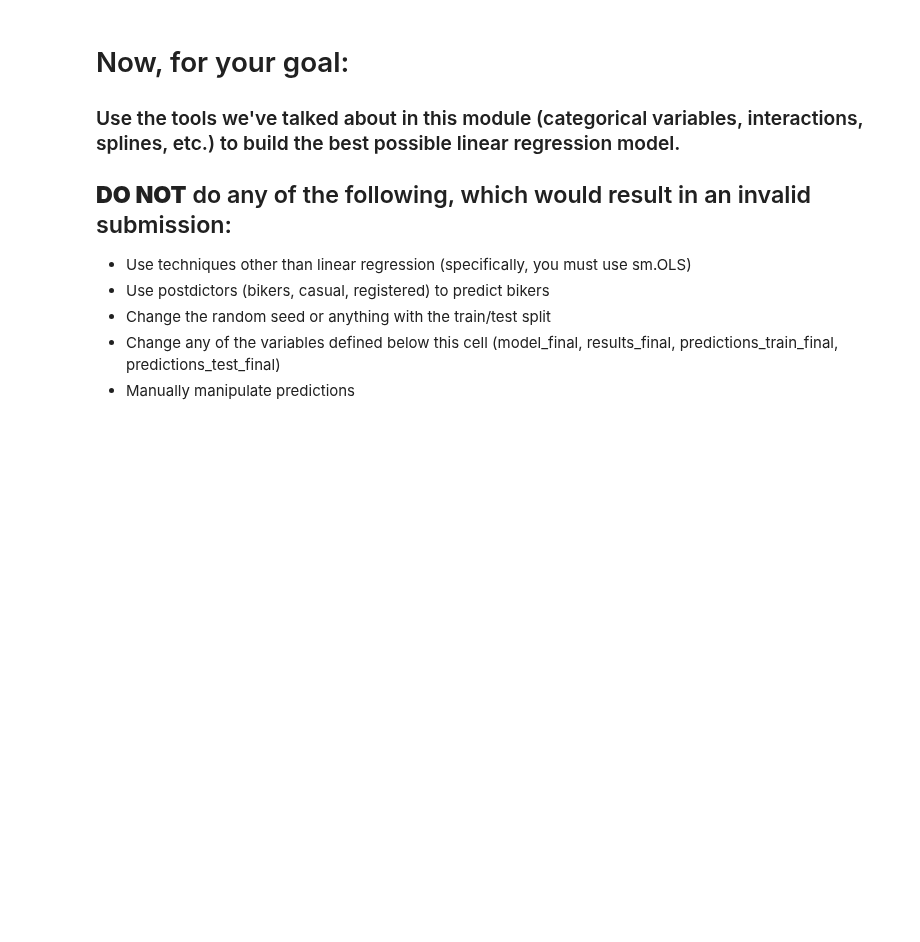
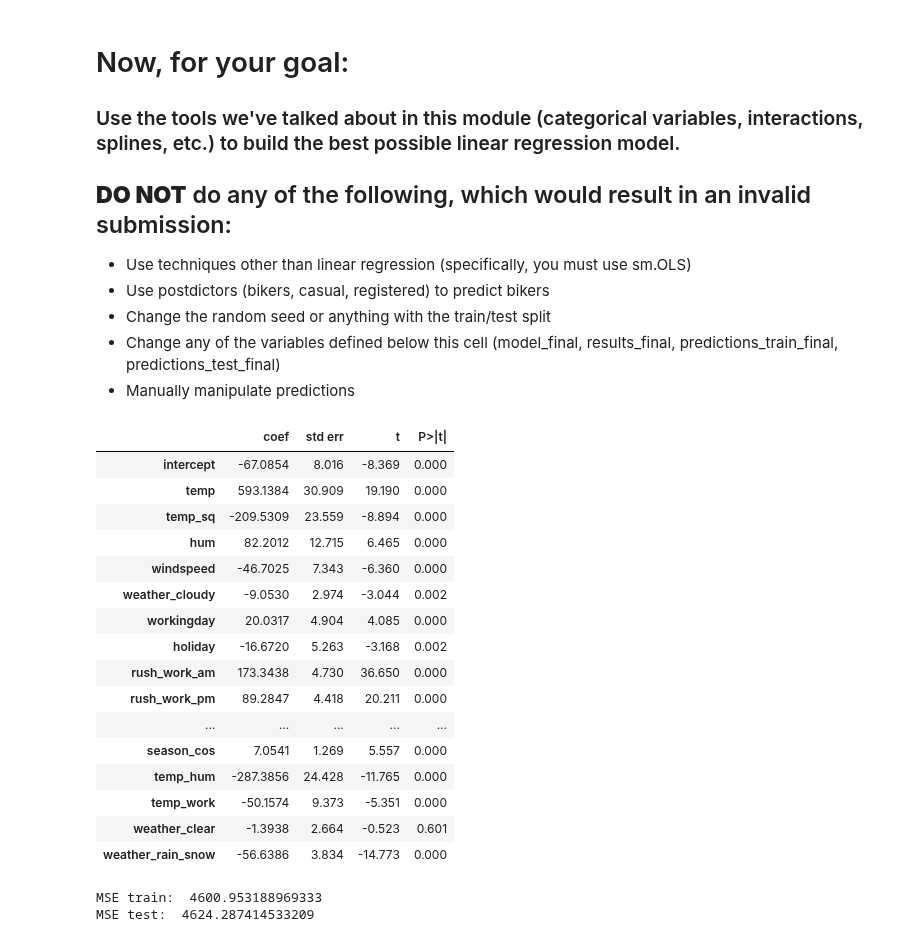
Before and after one commit to theosuntokun23-eatsbasketballs/code_2600, a Jupyter notebook: mod05_nonlinear.ipynb, the cells around one changed output. Saved outputs shown, nothing was run; the diff lists cells and outputs as text; code cells hidden in the pictures; blank space fills up the shorter version.

```diff
--- a/mod05_nonlinear.ipynb
+++ b/mod05_nonlinear.ipynb
@@ -274,18 +335,42 @@ plot_avg_actual_vs_predicted_by_feature(X=X_train,
 # %%
 # Build your linear regression model here.
 vars_to_include = [
     #fillin
+"intercept", "temp", "temp_sq", "hum", "windspeed","weather_cloudy", "workingday","holiday", "rush_work_am","rush_work_pm",
+"weekend_midday", "hr_sin_24", "hr_cos_24", "hr_sin_12", "hr_cos_12", "hr_sin_8", "hr_cos_8", "hr_sin_6", "hr_cos_6",
+"season_sin", "season_cos", "temp_hum", "temp_work", "weather_clear", "weather_rain_snow"
 ]
 
 model_final = sm.OLS(y_train, X_train[vars_to_include])
 results_final = model_final.fit()
 summarize(results_final)
+# %% [output]
+|  | coef | std err | t | P>|t| |
+| intercept | -67.0854 | 8.016 | -8.369 | 0.000 |
+| temp | 593.1384 | 30.909 | 19.190 | 0.000 |
+| temp_sq | -209.5309 | 23.559 | -8.894 | 0.000 |
+| hum | 82.2012 | 12.715 | 6.465 | 0.000 |
+| windspeed | -46.7025 | 7.343 | -6.360 | 0.000 |
+| weather_cloudy | -9.0530 | 2.974 | -3.044 | 0.002 |
+| workingday | 20.0317 | 4.904 | 4.085 | 0.000 |
+| holiday | -16.6720 | 5.263 | -3.168 | 0.002 |
+| rush_work_am | 173.3438 | 4.730 | 36.650 | 0.000 |
+| rush_work_pm | 89.2847 | 4.418 | 20.211 | 0.000 |
+| ... | ... | ... | ... | ... |
+| season_cos | 7.0541 | 1.269 | 5.557 | 0.000 |
+| temp_hum | -287.3856 | 24.428 | -11.765 | 0.000 |
+| temp_work | -50.1574 | 9.373 | -5.351 | 0.000 |
+| weather_clear | -1.3938 | 2.664 | -0.523 | 0.601 |
+| weather_rain_snow | -56.6386 | 3.834 | -14.773 | 0.000 |
 # %%
 predictions_train_final = predict(X_train[vars_to_include], results_final)
 print('MSE train: ', mse(y_train, predictions_train_final))
 
 predictions_test_final = predict(X_test[vars_to_include], results_final)
 print('MSE test: ', mse(y_test, predictions_test_final))
+# %% [output]
+MSE train:  4600.953188969333
+MSE test:  4624.287414533209
 # %%
 plot_avg_actual_vs_predicted_by_feature(X=X_train,
                                         y=y_train,
```
Also changed, not shown: parts of 19 cells of this notebook.
